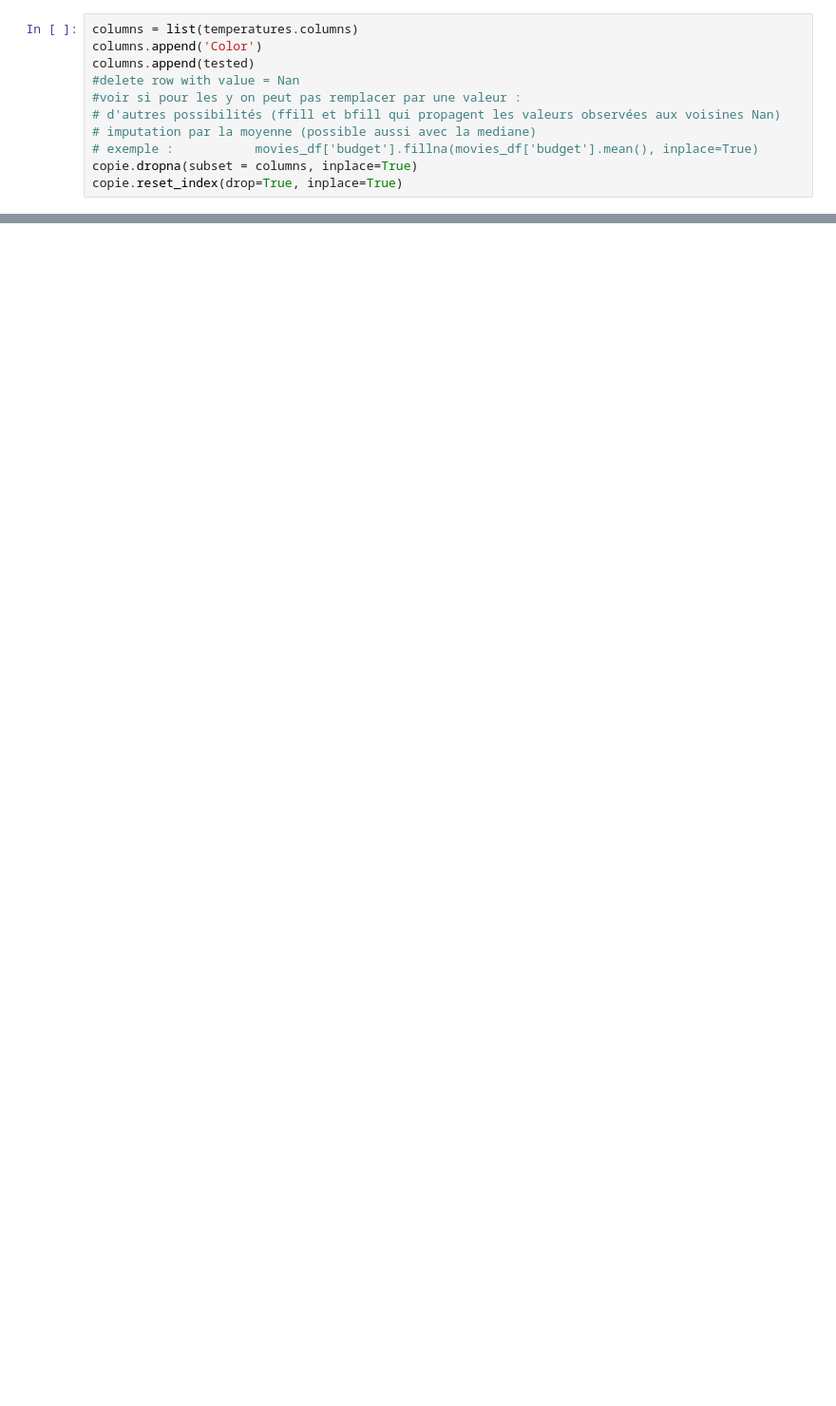
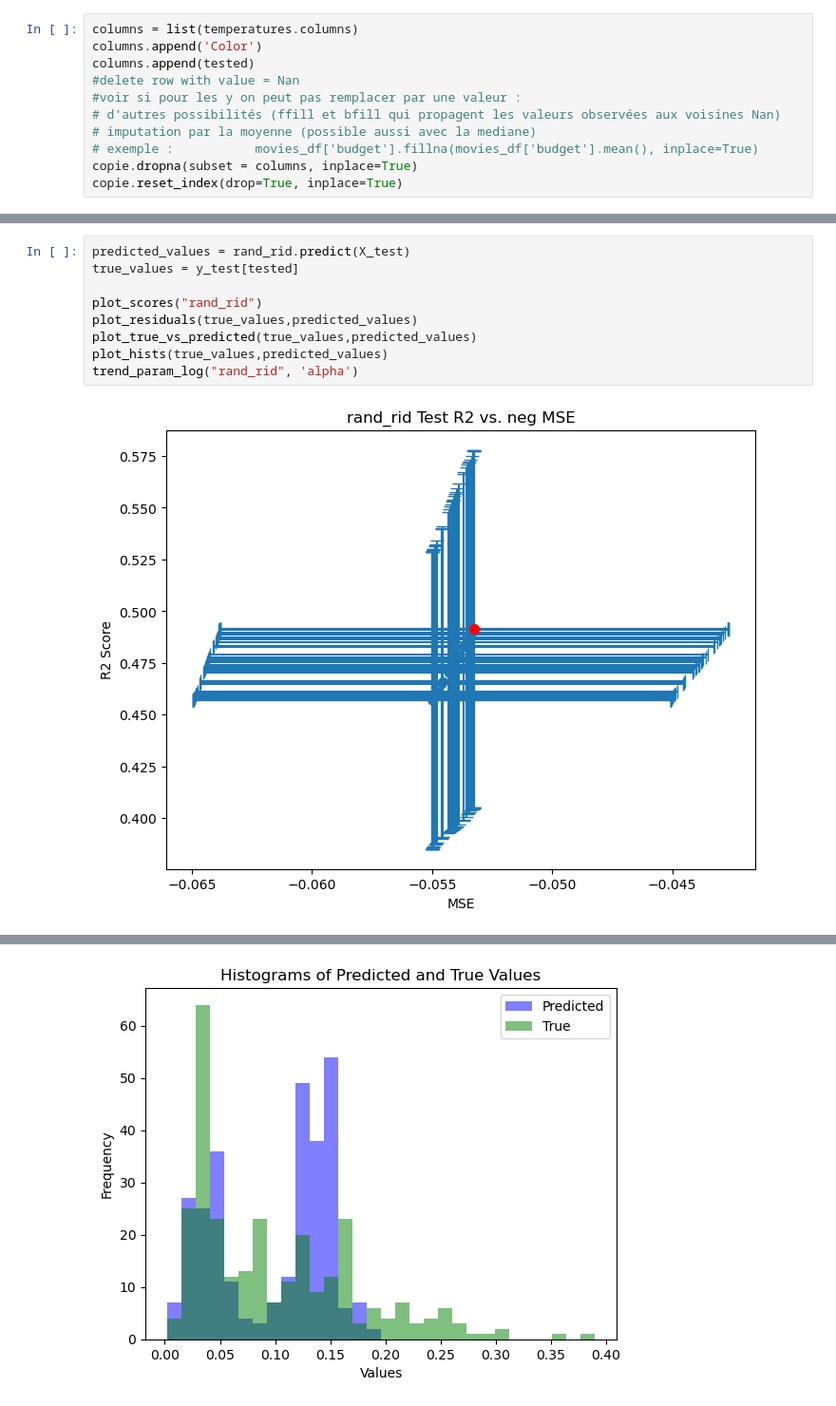
Before and after one commit to ameliemelo/projet_wine, a Jupyter notebook: all_col_standard_scaled.ipynb, the cells around one changed output, grey strips where cells are left out. Shown at 95% size. Drawn from its saved outputs; the diff is of its cells as text; blank space fills up the shorter version.

```diff
--- a/all_col_standard_scaled.ipynb
+++ b/all_col_standard_scaled.ipynb
@@ -791,0 +562,11 @@ plt.show()
+# %%
+predicted_values = rand_rid.predict(X_test)
+true_values = y_test[tested]
+
+plot_scores("rand_rid")
+plot_residuals(true_values,predicted_values)
+plot_true_vs_predicted(true_values,predicted_values)
+plot_hists(true_values,predicted_values)
+trend_param_log("rand_rid", 'alpha')
+# %% [output]
+[figure, added]
@@ -791,0 +575 @@ plt.show()
+[figure, added]
```
Also changed, not shown: parts of 86 cells of this notebook.
